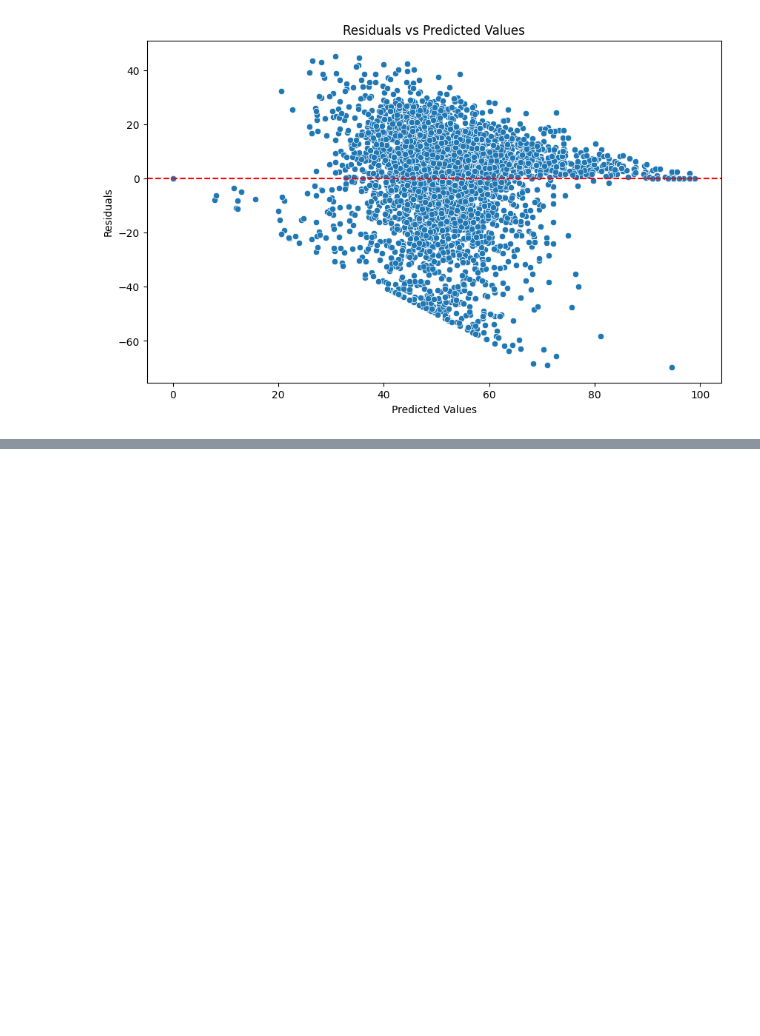
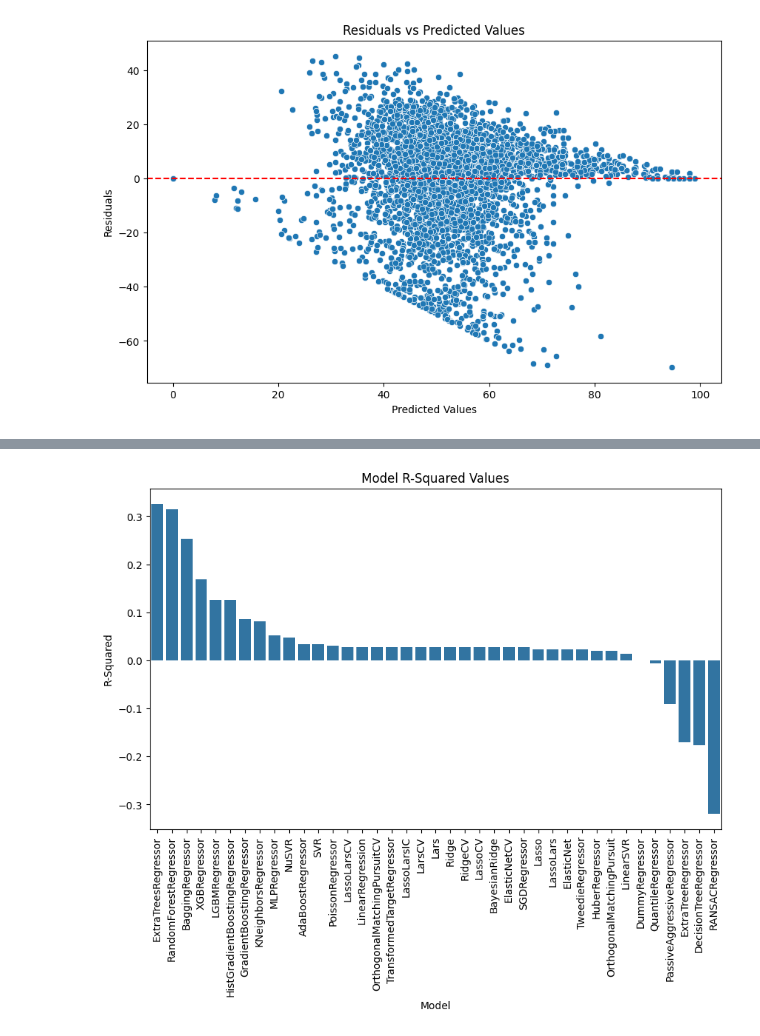
Before and after one commit to enetsos/music-popularity-prediction, a Jupyter notebook: project_song.ipynb, the cells around one changed output, grey strips where cells are left out. Cells and saved outputs as stored; diff of their text form; code cells hidden in the pictures; blank space fills up the shorter version.

Commit message:
feat: add lazy predict

```diff
--- a/project_song.ipynb
+++ b/project_song.ipynb
@@ -289,3 +280,13 @@ plt.axhline(y=0, color='r', linestyle='--')
 plt.show()
 # %% [output]
 [figure]
+# %%
+# Use lazy predict to evaluate the model
+
+from lazypredict import LazyRegressor
+
+reg = LazyRegressor(verbose=0, ignore_warnings=False, custom_metric=None)
+
+models, predictions = reg.fit(X_train, X_test, y_train, y_test)
+
+print(models)
@@ -291,0 +318,14 @@ plt.show()
+# %%
+# Remove GaussianProcessRegressor and KernelRidge
+models = models.drop(index=['GaussianProcessRegressor', 'KernelRidge'])
+
+# Plot the R-squared values
+
+plt.figure(figsize=(10, 6))
+sns.barplot(x=models.index, y=models['R-Squared'])
+plt.xticks(rotation=90)
+plt.ylabel("R-Squared")
+plt.title("Model R-Squared Values")
+plt.show()
+# %% [output]
+[figure, added]
```
Also changed, not shown: parts of 2 cells of this notebook.
